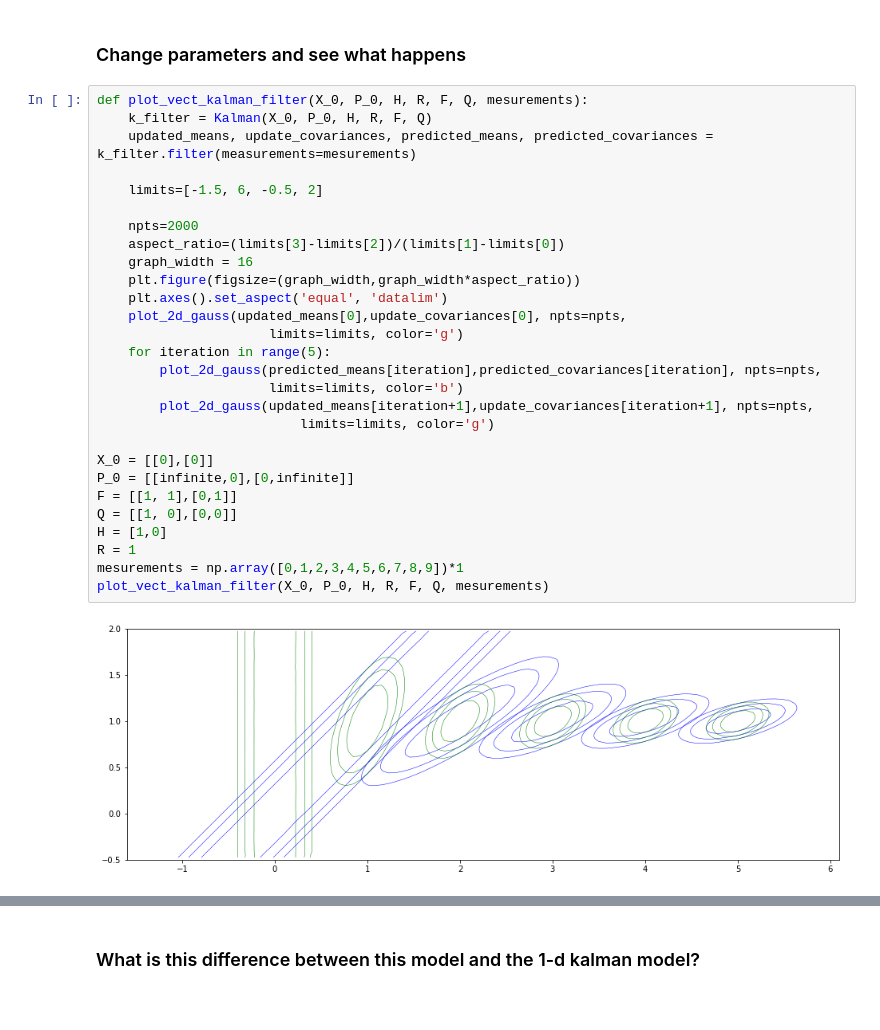
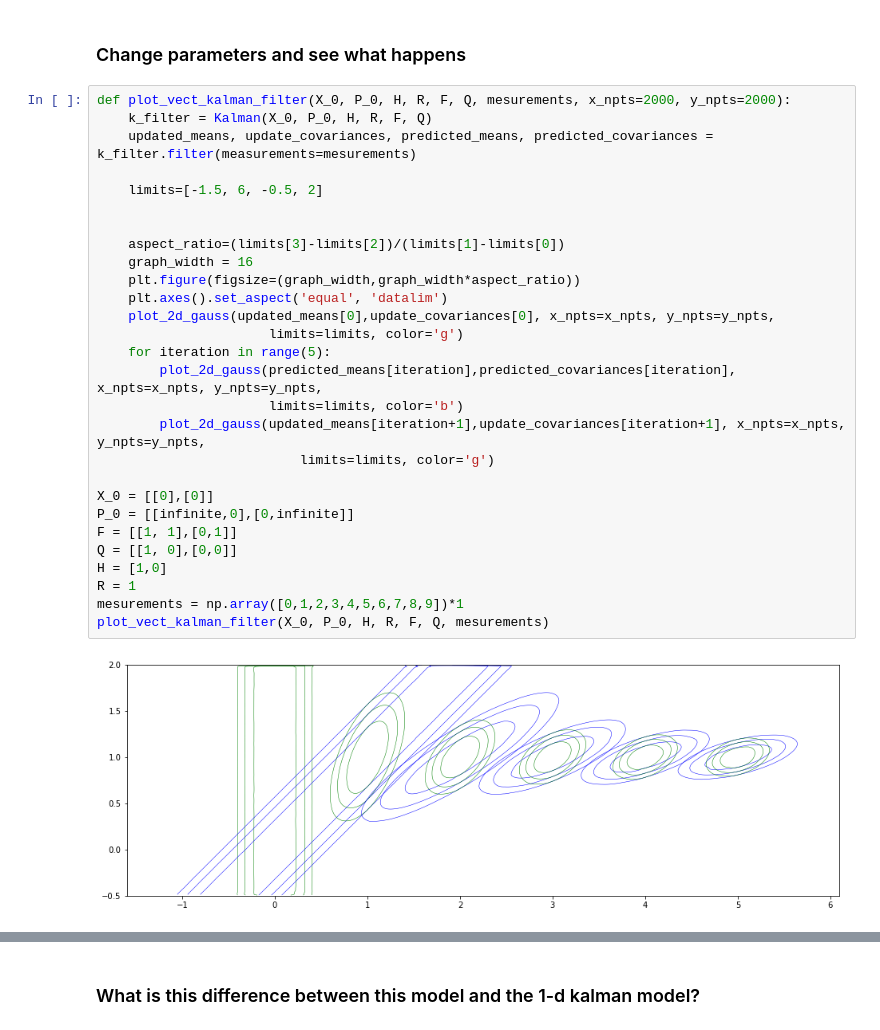
Before and after one commit to jganzabal/Kalman-as-Recursive-Bayesian-Estimation, a Jupyter notebook: 4_Two dimensional Kalman filter.ipynb, the cells around one changed output, grey strips where cells are left out. Drawn from its saved outputs; the diff is of its cells as text.

```diff
--- a/4_Two dimensional Kalman filter.ipynb
+++ b/4_Two dimensional Kalman filter.ipynb
@@ -244,35 +242,35 @@ plt.show()
 # %% [markdown]
 ### Change parameters and see what happens
 # %%
-def plot_vect_kalman_filter(X_0, P_0, H, R, F, Q, mesurements):
+def plot_vect_kalman_filter(X_0, P_0, H, R, F, Q, mesurements, x_npts=2000, y_npts=2000):
     k_filter = Kalman(X_0, P_0, H, R, F, Q)
     updated_means, update_covariances, predicted_means, predicted_covariances = k_filter.filter(measurements=mesurements)
 
     limits=[-1.5, 6, -0.5, 2]
 
-    npts=2000
+
     aspect_ratio=(limits[3]-limits[2])/(limits[1]-limits[0])
     graph_width = 16
     plt.figure(figsize=(graph_width,graph_width*aspect_ratio))
     plt.axes().set_aspect('equal', 'datalim')
-    plot_2d_gauss(updated_means[0],update_covariances[0], npts=npts,
+    plot_2d_gauss(updated_means[0],update_covariances[0], x_npts=x_npts, y_npts=y_npts,
                       limits=limits, color='g')
     for iteration in range(5):
-        plot_2d_gauss(predicted_means[iteration],predicted_covariances[iteration], npts=npts,
+        plot_2d_gauss(predicted_means[iteration],predicted_covariances[iteration], x_npts=x_npts, y_npts=y_npts,
                       limits=limits, color='b')
-        plot_2d_gauss(updated_means[iteration+1],update_covariances[iteration+1], npts=npts,
+        plot_2d_gauss(updated_means[iteration+1],update_covariances[iteration+1], x_npts=x_npts, y_npts=y_npts,
                           limits=limits, color='g')
 
 X_0 = [[0],[0]]
 P_0 = [[infinite,0],[0,infinite]]
 F = [[1, 1],[0,1]]
 Q = [[1, 0],[0,0]]
 H = [1,0]
 R = 1
 mesurements = np.array([0,1,2,3,4,5,6,7,8,9])*1
 plot_vect_kalman_filter(X_0, P_0, H, R, F, Q, mesurements)
 # %% [output]
-[figure, old version]
+[figure, new version]
 # %%
 X_0 = [[0],[0]]
 P_0 = [[infinite,0],[0,infinite]]
```
Also changed, not shown: parts of 7 cells of this notebook, 1 other file.
